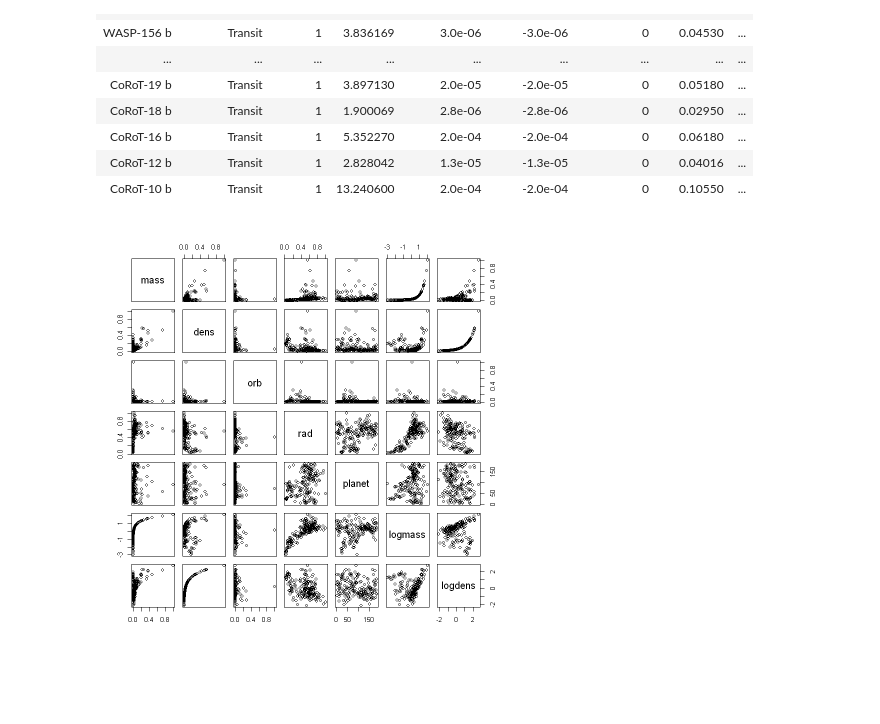
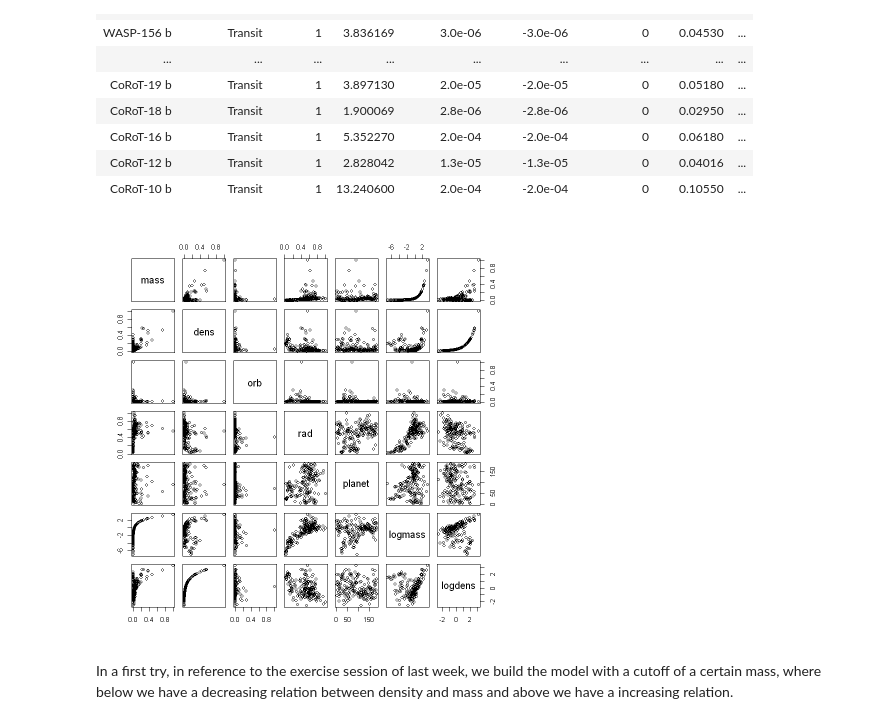
Before and after one commit to TimeTeleporter/advanced_statistics, a Jupyter notebook: exercise_sheet_13/exercise_sheet_13_Immanuel_Albrecht.ipynb, the cells around one changed output. Saved outputs shown, nothing was run; the diff lists cells and outputs as text; code cells hidden in the pictures; blank space fills up the shorter version.

```diff
--- a/exercise_sheet_13/exercise_sheet_13_Immanuel_Albrecht.ipynb
+++ b/exercise_sheet_13/exercise_sheet_13_Immanuel_Albrecht.ipynb
@@ -50,18 +53,19 @@ A data.frame: 185 × 50
 | CoRoT-12 b | Transit | 1 | 2.828042 | 1.3e-05 | -1.3e-05 | 0 | 0.04016 | ... |
 | CoRoT-10 b | Transit | 1 | 13.240600 | 2.0e-04 | -2.0e-04 | 0 | 0.10550 | ... |
 # %%
+# Adjusting the data
 d <- data.frame(list(mass = exoplanets$pl_bmassj))
 
 d$mass <- exoplanets$pl_bmassj / max(exoplanets$pl_bmassj)
 d$dens <- exoplanets$pl_dens / max(exoplanets$pl_dens)
 d$orb <- exoplanets$pl_orbper / max(exoplanets$pl_orbper)
 d$rad <- exoplanets$pl_radj / max(exoplanets$pl_radj)
 
 d$planet <- c(1:nrow(d))
 
-d$logmass <- scale(log(exoplanets$pl_bmassj))
-d$logdens <- scale(log(exoplanets$pl_dens))
+d$logmass <- log(exoplanets$pl_bmassj)
+d$logdens <- log(exoplanets$pl_dens)
 
 pairs(d)
 # %% [output]
-[figure, old version]
+[figure, new version]
@@ -73,2 +72,4 @@ pairs(d)
+# %% [markdown]
+In a first try, in reference to the exercise session of last week, we build the model with a cutoff of a certain mass, where below we have a decreasing relation between density and mass and above we have a increasing relation.
 # %%
 # Model considering mass influencing density
```
Also changed, not shown: parts of 37 cells of this notebook.
